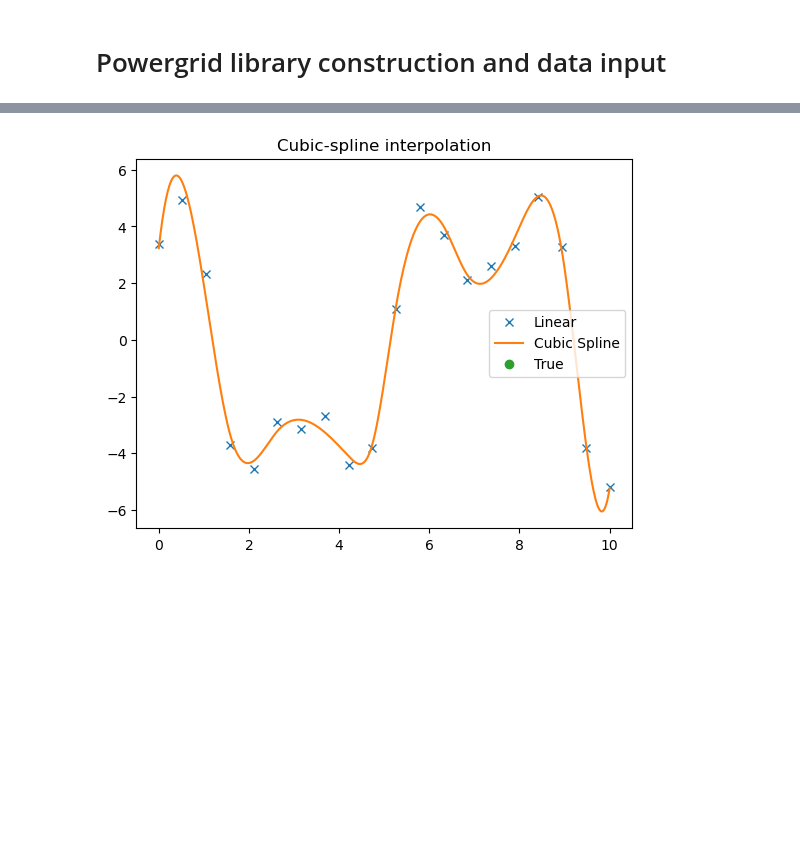
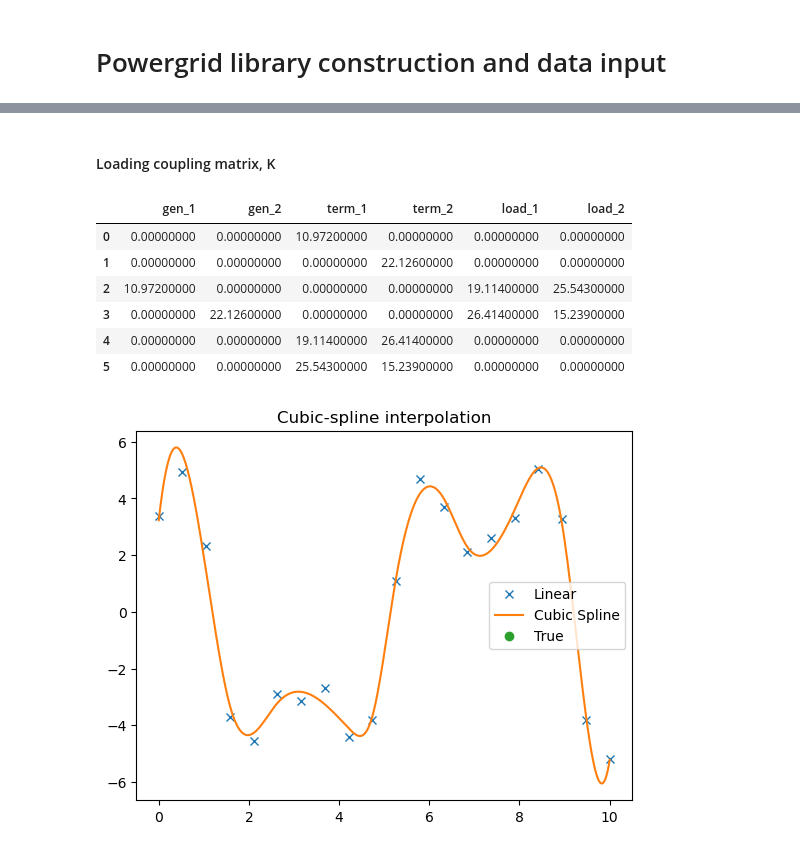
Before and after one commit to mjayadharan/DAE-FINDER_dev, a Jupyter notebook: power_grid_data_1.ipynb, the cells around one changed output, grey strips where cells are left out. Drawn from its saved outputs; the diff is of its cells as text; code cells hidden in the pictures; blank space fills up the shorter version.

```diff
--- a/power_grid_data_1.ipynb
+++ b/power_grid_data_1.ipynb
@@ -172,3 +85,17 @@ for ind, data_matrix_ in enumerate(data_matrix_df_list):
+# %% [markdown]
+#### Loading coupling matrix, K
+# %%
+coupling_K_df = pd.read_csv("powergrid/Datasets/case3_K.csv")
+# %%
+coupling_K_df
+# %% [output]
+|  | gen_1 | gen_2 | term_1 | term_2 | load_1 | load_2 |
+| 0 | 0.00000000 | 0.00000000 | 10.97200000 | 0.00000000 | 0.00000000 | 0.00000000 |
+| 1 | 0.00000000 | 0.00000000 | 0.00000000 | 22.12600000 | 0.00000000 | 0.00000000 |
+| 2 | 10.97200000 | 0.00000000 | 0.00000000 | 0.00000000 | 19.11400000 | 25.54300000 |
+| 3 | 0.00000000 | 22.12600000 | 0.00000000 | 0.00000000 | 26.41400000 | 15.23900000 |
+| 4 | 0.00000000 | 0.00000000 | 19.11400000 | 26.41400000 | 0.00000000 | 0.00000000 |
+| 5 | 0.00000000 | 0.00000000 | 25.54300000 | 15.23900000 | 0.00000000 | 0.00000000 |
 # %%
 from scipy import interpolate
 # %%
```
Also changed, not shown: parts of 26 cells of this notebook, 16 other files.
